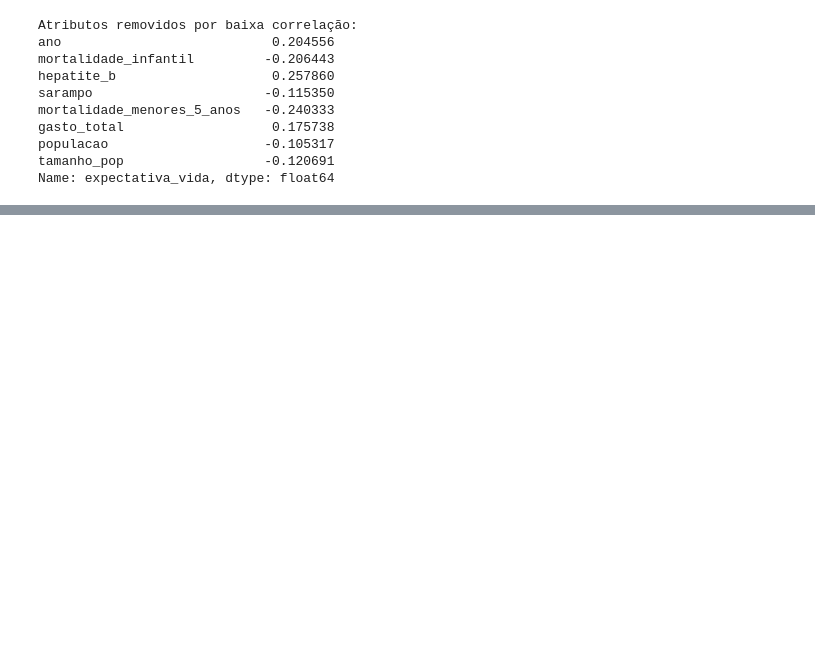
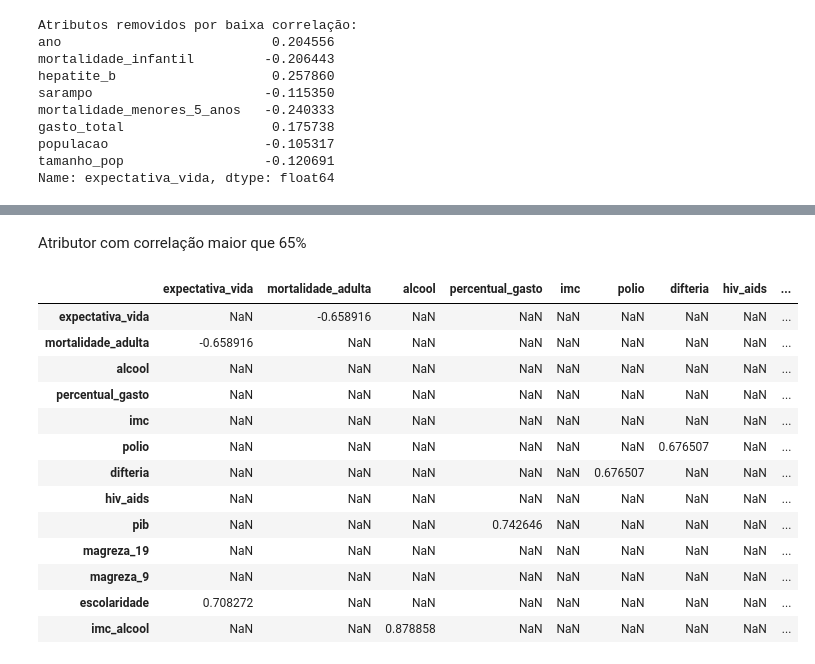
Before and after one commit to prisciladalepiane/machine-learning, a Jupyter notebook: projetos/matematica-estatistica-aplicada/06/modelagem-estatistica-indicadores-socieconomicos.ipynb, the cells around one changed output, grey strips where cells are left out. Cells and saved outputs as stored; diff of their text form; code cells hidden in the pictures; blank space fills up the shorter version.

```diff
--- a/projetos/matematica-estatistica-aplicada/06/modelagem-estatistica-indicadores-socieconomicos.ipynb
+++ b/projetos/matematica-estatistica-aplicada/06/modelagem-estatistica-indicadores-socieconomicos.ipynb
@@ -485,0 +529,19 @@ KeyError: "['ano', 'mortalidade_infantil', 'hepatite_b', 'sarampo', 'mortalidade
+# %% [markdown]
+Atributor com correlação maior que 65%
+# %%
+df2Corr[((df2Corr >= 0.65) | (df2Corr <= -0.65)) & (df2Corr != 1)]
+# %% [output]
+|  | expectativa_vida | mortalidade_adulta | alcool | percentual_gasto | imc | polio | difteria | hiv_aids | ... |
+| expectativa_vida | NaN | -0.658916 | NaN | NaN | NaN | NaN | NaN | NaN | ... |
+| mortalidade_adulta | -0.658916 | NaN | NaN | NaN | NaN | NaN | NaN | NaN | ... |
+| alcool | NaN | NaN | NaN | NaN | NaN | NaN | NaN | NaN | ... |
+| percentual_gasto | NaN | NaN | NaN | NaN | NaN | NaN | NaN | NaN | ... |
+| imc | NaN | NaN | NaN | NaN | NaN | NaN | NaN | NaN | ... |
+| polio | NaN | NaN | NaN | NaN | NaN | NaN | 0.676507 | NaN | ... |
+| difteria | NaN | NaN | NaN | NaN | NaN | 0.676507 | NaN | NaN | ... |
+| hiv_aids | NaN | NaN | NaN | NaN | NaN | NaN | NaN | NaN | ... |
+| pib | NaN | NaN | NaN | 0.742646 | NaN | NaN | NaN | NaN | ... |
+| magreza_19 | NaN | NaN | NaN | NaN | NaN | NaN | NaN | NaN | ... |
+| magreza_9 | NaN | NaN | NaN | NaN | NaN | NaN | NaN | NaN | ... |
+| escolaridade | 0.708272 | NaN | NaN | NaN | NaN | NaN | NaN | NaN | ... |
+| imc_alcool | NaN | NaN | 0.878858 | NaN | NaN | NaN | NaN | NaN | ... |
```
Also changed, not shown: parts of 13 cells of this notebook.
